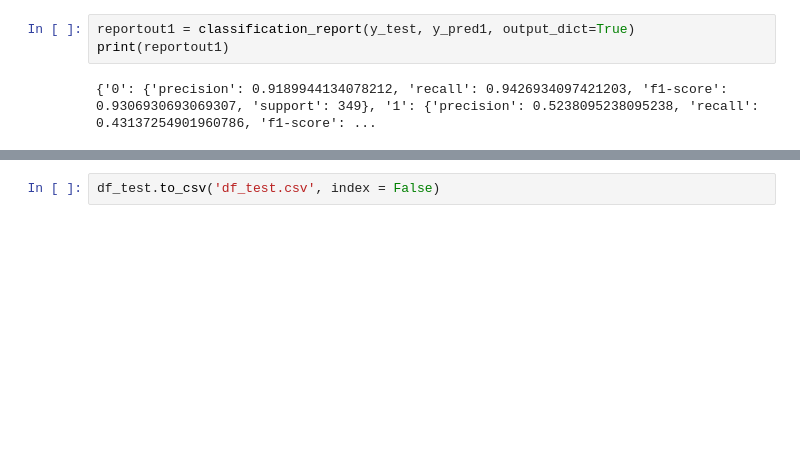
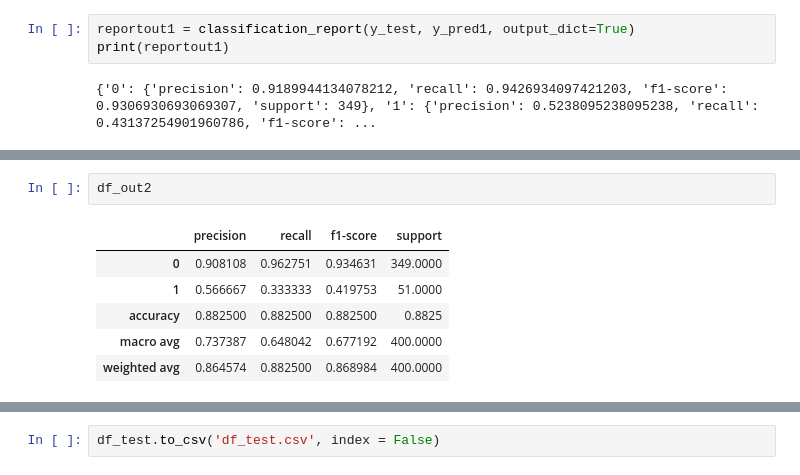
Before and after one commit to Qian8988/Final-Project-Team-7, a Jupyter notebook: all_models_red.ipynb, the cells around one changed output, grey strips where cells are left out. Saved outputs shown, nothing was run; the diff lists cells and outputs as text; blank space fills up the shorter version.

```diff
--- a/all_models_red.ipynb
+++ b/all_models_red.ipynb
@@ -750,0 +742,9 @@ df_out10
+# %%
+df_out2
+# %% [output]
+|  | precision | recall | f1-score | support |
+| 0 | 0.908108 | 0.962751 | 0.934631 | 349.0000 |
+| 1 | 0.566667 | 0.333333 | 0.419753 | 51.0000 |
+| accuracy | 0.882500 | 0.882500 | 0.882500 | 0.8825 |
+| macro avg | 0.737387 | 0.648042 | 0.677192 | 400.0000 |
+| weighted avg | 0.864574 | 0.882500 | 0.868984 | 400.0000 |
```
Also changed, not shown: parts of 13 cells of this notebook.
